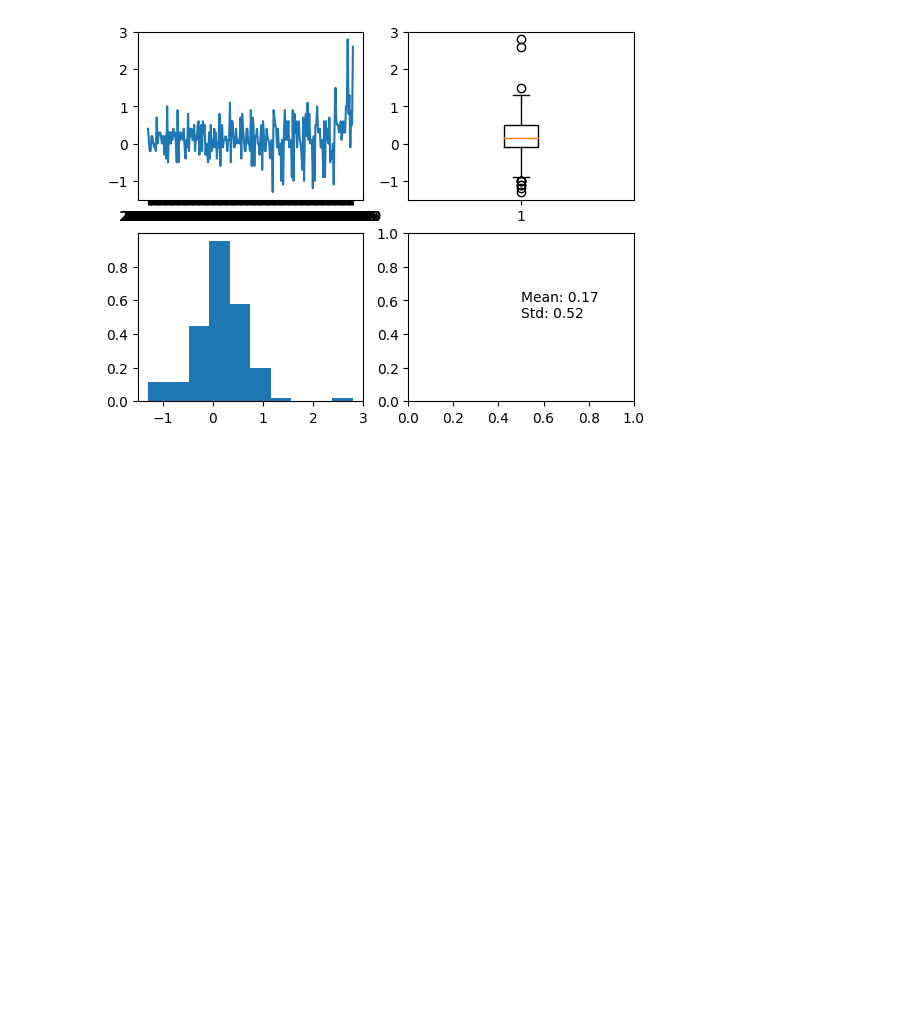
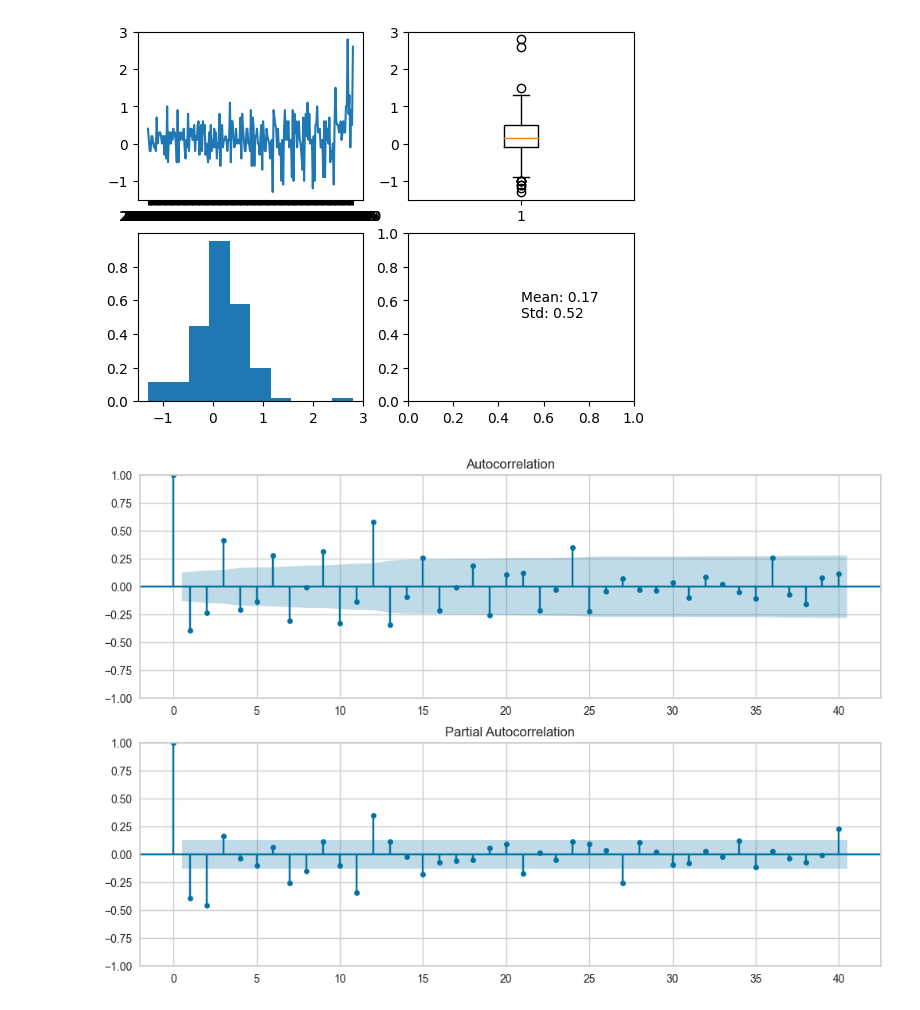
Before and after one commit to julianhilgemann/accelerare, a Jupyter notebook: POC BBK.ipynb, the cells around one changed output. Drawn from its saved outputs; the diff is of its cells as text; code cells hidden in the pictures; blank space fills up the shorter version.

```diff
--- a/POC BBK.ipynb
+++ b/POC BBK.ipynb
@@ -451,2 +451,6 @@ plt.show()
 # %% [output]
 [figure]
+# %%
+plot_acf_pacf(DTF_Diffed["VOL_total"])
+# %% [output]
+[figure, added]
```
Also changed, not shown: parts of 6 cells of this notebook, 4 other files.
